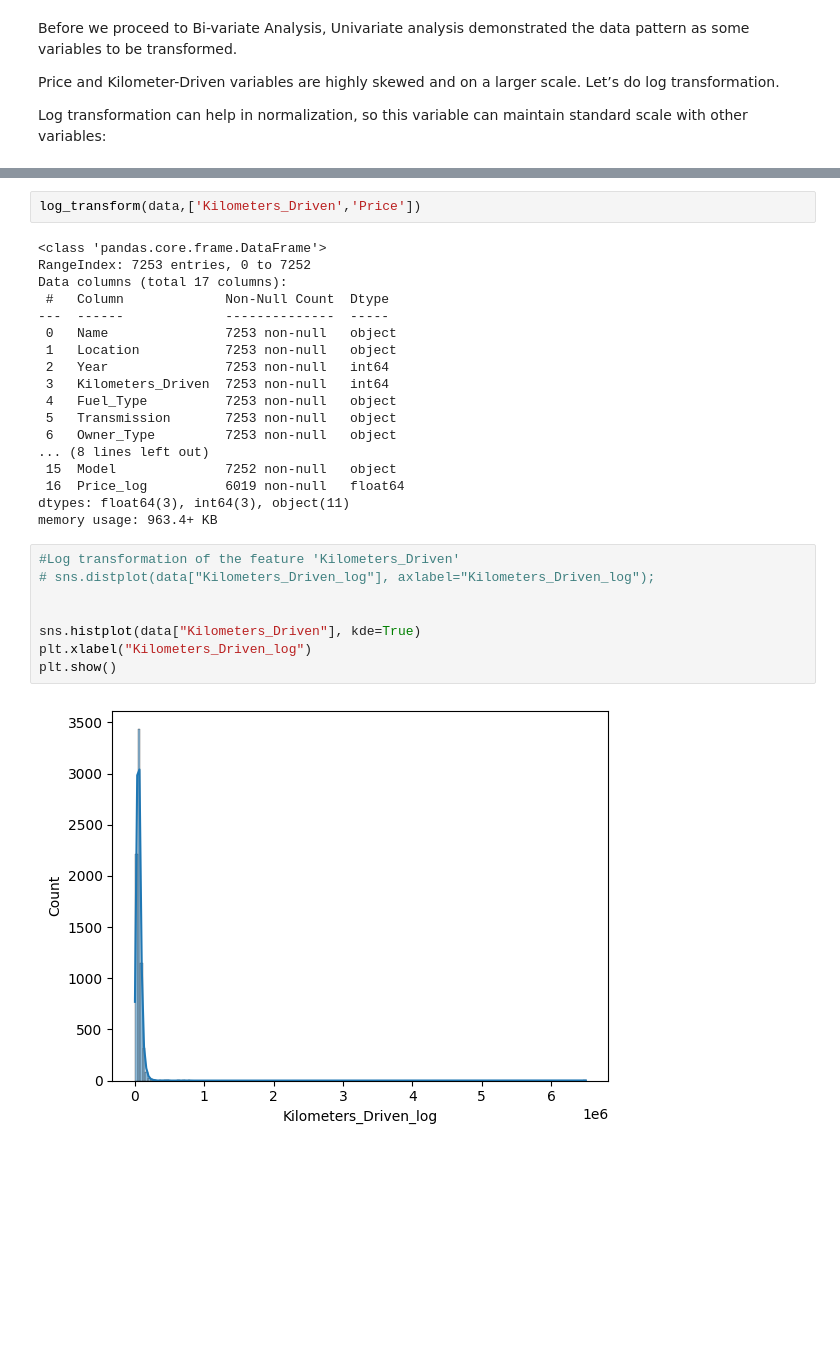
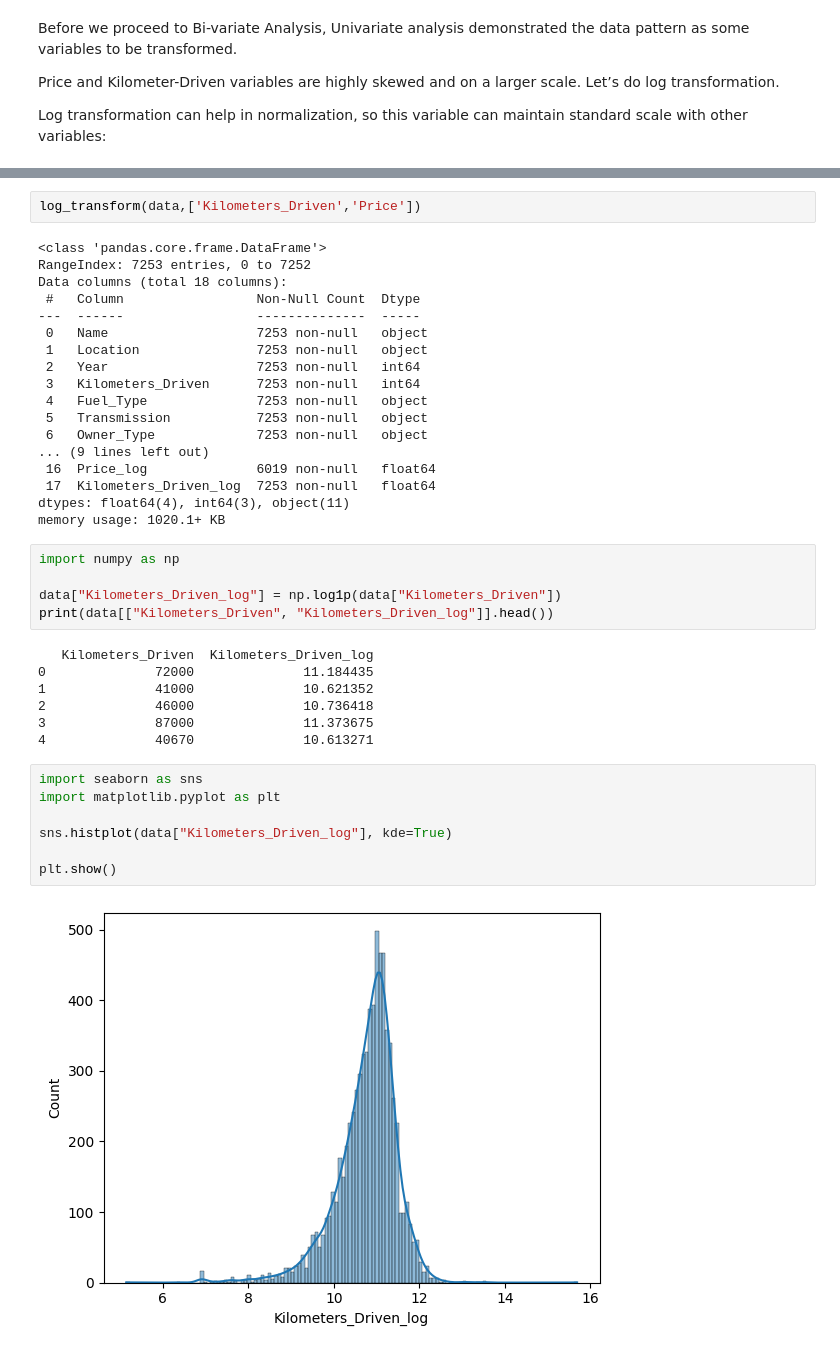
Before and after one commit to Nirajjj11/ml_learning, a Jupyter notebook: eda/eda_on_used_car_dataset.ipynb, the cells around one changed output, grey strips where cells are left out. Saved outputs shown, nothing was run; the diff lists cells and outputs as text; blank space fills up the shorter version.

```diff
--- a/eda/eda_on_used_car_dataset.ipynb
+++ b/eda/eda_on_used_car_dataset.ipynb
@@ -408,31 +410,42 @@ def log_transform(data,col):
       data.info()
+# %%
+log_transform(data,['Kilometers_Driven','Price'])
+# %% [output]
+<class 'pandas.core.frame.DataFrame'>
+RangeIndex: 7253 entries, 0 to 7252
+Data columns (total 18 columns):
+ #   Column                 Non-Null Count  Dtype
+---  ------                 --------------  -----
+ 0   Name                   7253 non-null   object
+ 1   Location               7253 non-null   object
+ 2   Year                   7253 non-null   int64
+ 3   Kilometers_Driven      7253 non-null   int64
+ 4   Fuel_Type              7253 non-null   object
+ 5   Transmission           7253 non-null   object
+ 6   Owner_Type             7253 non-null   object
+... (9 lines left out)
+ 16  Price_log              6019 non-null   float64
+ 17  Kilometers_Driven_log  7253 non-null   float64
+dtypes: float64(4), int64(3), object(11)
+memory usage: 1020.1+ KB
 # %%
-log_transform(data,['Kilometers_Driven','Price'])
+import numpy as np
+
+data["Kilometers_Driven_log"] = np.log1p(data["Kilometers_Driven"])
+print(data[["Kilometers_Driven", "Kilometers_Driven_log"]].head())
 # %% [output]
-<class 'pandas.core.frame.DataFrame'>
-RangeIndex: 7253 entries, 0 to 7252
-Data columns (total 17 columns):
- #   Column             Non-Null Count  Dtype
----  ------             --------------  -----
- 0   Name               7253 non-null   object
- 1   Location           7253 non-null   object
- 2   Year               7253 non-null   int64
- 3   Kilometers_Driven  7253 non-null   int64
- 4   Fuel_Type          7253 non-null   object
- 5   Transmission       7253 non-null   object
- 6   Owner_Type         7253 non-null   object
-... (8 lines left out)
- 15  Model              7252 non-null   object
- 16  Price_log          6019 non-null   float64
-dtypes: float64(3), int64(3), object(11)
-memory usage: 963.4+ KB
+   Kilometers_Driven  Kilometers_Driven_log
+0              72000              11.184435
+1              41000              10.621352
+2              46000              10.736418
+3              87000              11.373675
+4              40670              10.613271
 # %%
-#Log transformation of the feature 'Kilometers_Driven'
-# sns.distplot(data["Kilometers_Driven_log"], axlabel="Kilometers_Driven_log");
+import seaborn as sns
+import matplotlib.pyplot as plt
 
+sns.histplot(data["Kilometers_Driven_log"], kde=True)
 
-sns.histplot(data["Kilometers_Driven"], kde=True)
-plt.xlabel("Kilometers_Driven_log")
 plt.show()
 # %% [output]
-[figure, old version]
+[figure, new version]
```
Also changed, not shown: parts of 4 cells of this notebook.
